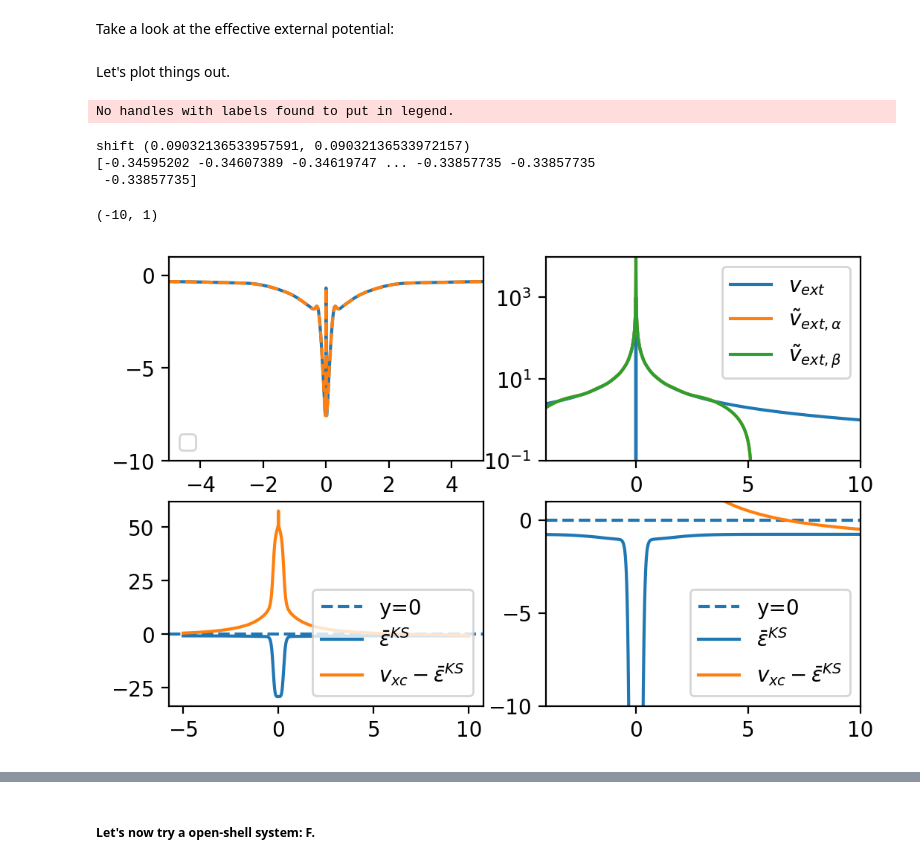
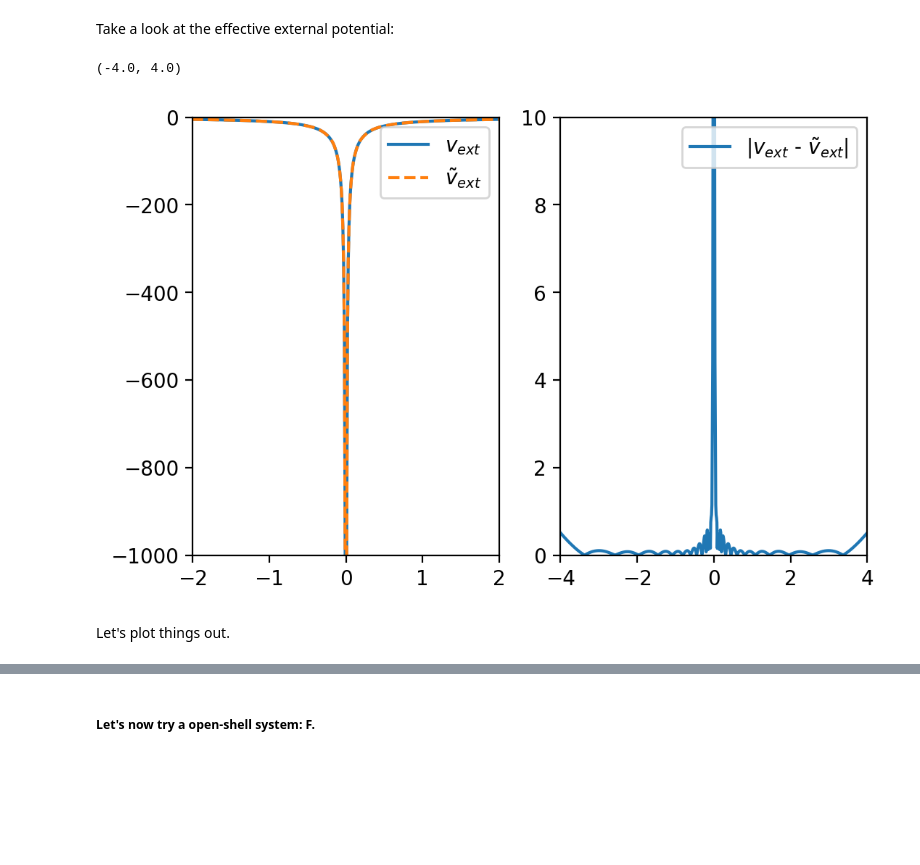
Before and after one commit to wasserman-group/n2v_examples, a Jupyter notebook: OuCarter/Spin-Unrestricted.ipynb, the cells around one changed output, grey strips where cells are left out. Drawn from its saved outputs; the diff is of its cells as text; code cells hidden in the pictures; blank space fills up the shorter version.

```diff
--- a/OuCarter/Spin-Unrestricted.ipynb
+++ b/OuCarter/Spin-Unrestricted.ipynb
@@ -35,7 +39,7 @@ wfn = psi4.properties("CCSD/cc-pcvqz", return_wfn=True, molecule=Ne, properties=
 
 ine = n2v.Inverter(wfn)
 # %%
-x = np.linspace(-5,10,1501)
+x = np.linspace(-5,10,1501) + 1e-7
 y = [0]
 z = [0]
 grid, shape = ine.generate_grids(x,y,z)
@@ -69,46 +72,20 @@ grid_info[-1].set_pointers(wfn.Da(), wfn.Db())
 # %%
 vext = ine.on_grid_esp(grid=grid_info)[0]
 vext_eff, vext_eff_beta = ine._get_optimized_external_potential(grid_info=grid_info)[-1]
+# %%
+fig, ax = plt.subplots(1, 2, dpi=200)
+ax[0].plot(x, vext, label="$v_{ext}$")
+ax[0].plot(x, vext_eff, ls="--", label="$\\tilde{v}_{ext}$")
+ax[0].legend()
+ax[0].set_xlim(-2, 2)
+ax[0].set_ylim(-1000, 0)
+
+ax[1].plot(x, np.abs(vext-vext_eff), label="$|v_{ext}$ - $\\tilde{v}_{ext}|$")
+ax[1].legend()
+ax[1].set_ylim(0, 10)
+ax[1].set_xlim(-4, 4)
+# %% [output]
+(-4.0, 4.0)
+[figure, added]
 # %% [markdown]
 Let's plot things out.
-# %%
-print("shift", v[-1])
-fig, ax = plt.subplots(2,2,dpi=200)
-# ax[0,0].plot(Ne_xyz, Ne_vxc, label="QMC")
-ax[0,0].plot(x, v[0][0], ls='-')
-ax[0,0].plot(x, v[0][1], ls='--')
-ax[0,0].set_ylim(-10, 1)
-ax[0,0].set_xlim(-5,5)
-# ax[0,0].set_xscale('log')
-ax[0,0].legend()
-print(v[0][-1])
-
-
-ax[0,1].plot(x, -vext, label="$v_{ext}$")
-ax[0,1].plot(x, -vext_eff, label="$\\tilde{v}_{ext, \\alpha}$")
-ax[0,1].plot(x, -vext_eff_beta, label="$\\tilde{v}_{ext, \\beta}$")
-ax[0,1].set_xlim(-4, 10)
-ax[0,1].set_ylim(1e-1, 1e4)
-ax[0,1].set_yscale('log')
-ax[0,1].legend()
-
-ax[1,0].axhline(y=0, ls='--', label='y=0')
-ax[1,0].plot(x, v[1][0], label='$\\bar{\epsilon}^{KS}$')
-ax[1,0].plot(x, -v[2][0]-v[4][0]-v[3][0]-v[5][0], label="$v_{xc} - \\bar{\epsilon}^{KS}$")
-ax[1,0].legend(loc='lower right')
-
-ax[1,1].axhline(y=0, ls='--', label='y=0')
-ax[1,1].plot(x, v[1][0], label='$\\bar{\epsilon}^{KS}$')
-ax[1,1].plot(x, -v[2][0]-v[4][0]-v[3][0]-v[5][0], label="$v_{xc} - \\bar{\epsilon}^{KS}$")
-ax[1,1].legend()
-ax[1,1].set_xlim(-4, 10)
-ax[1,1].set_ylim(-10, 1)
-
-# fig.savefig("OuCarter_Ne.pdf")
-# %% [output]
-No handles with labels found to put in legend.
-shift (0.09032136533957591, 0.09032136533972157)
-[-0.34595202 -0.34607389 -0.34619747 ... -0.33857735 -0.33857735
- -0.33857735]
-(-10, 1)
-[figure, removed]
```
Also changed, not shown: parts of 9 cells of this notebook, 9 other files.
